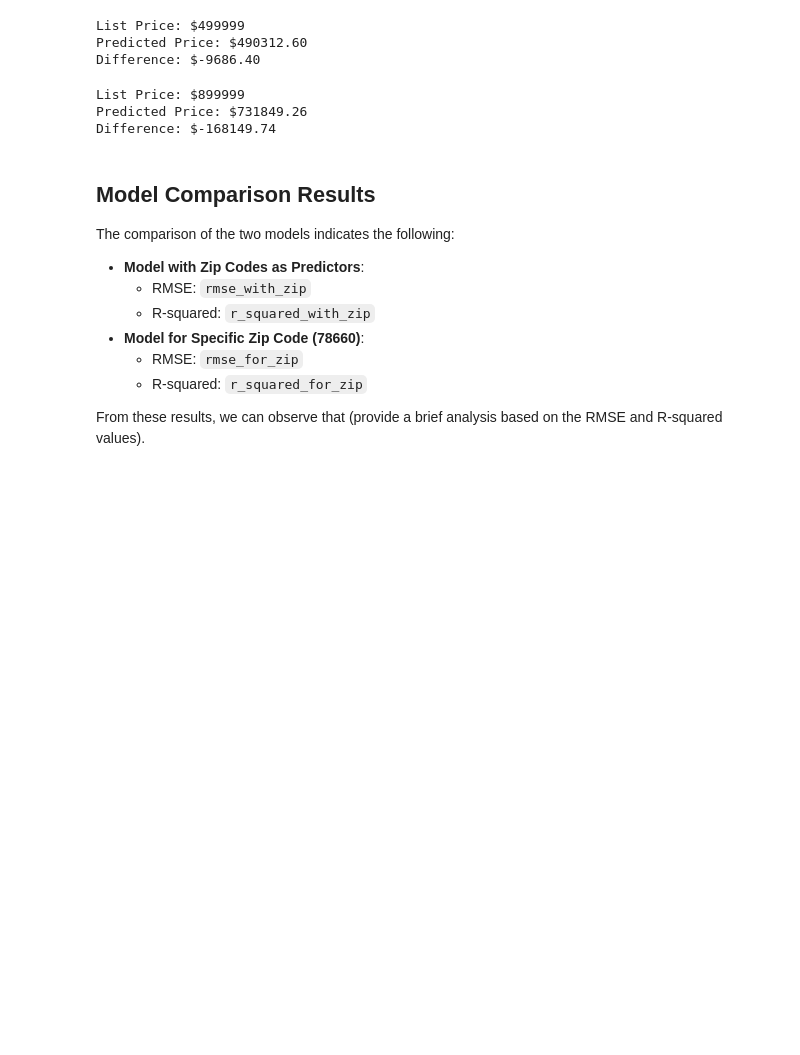
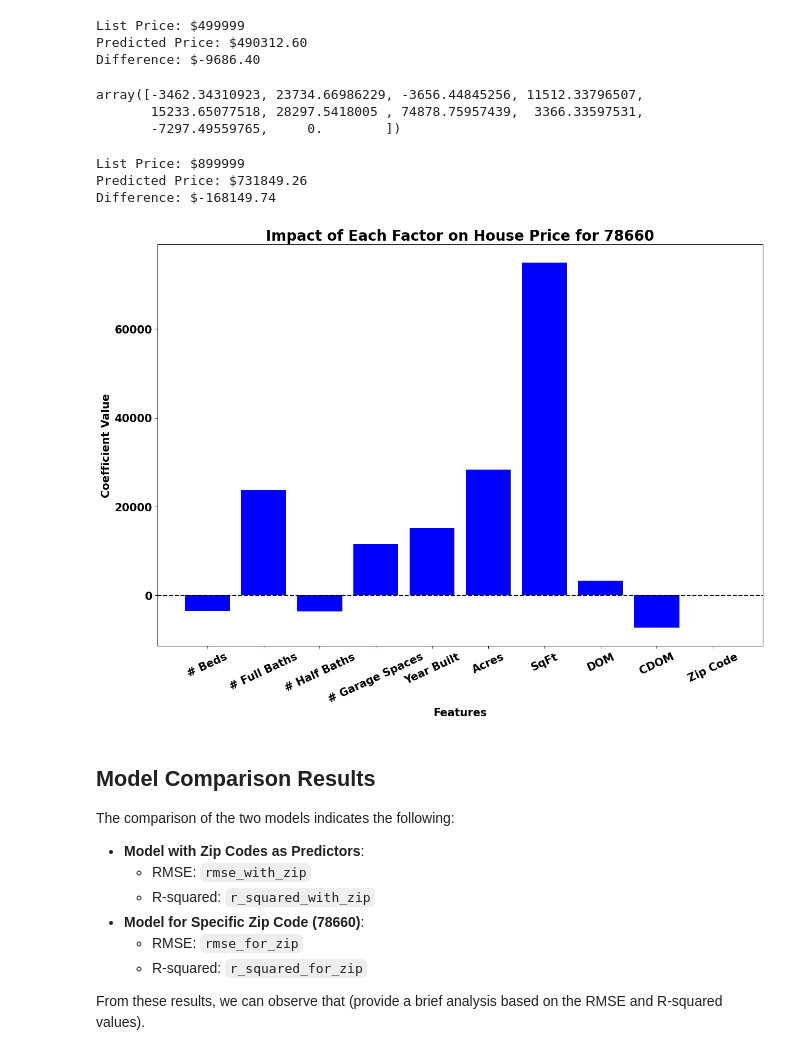
Before and after one commit to SamuelSwafford/house-price-prediction-model, a Jupyter notebook: analysis.ipynb, the cells around one changed output. Drawn from its saved outputs; the diff is of its cells as text; code cells hidden in the pictures; blank space fills up the shorter version.

```diff
--- a/analysis.ipynb
+++ b/analysis.ipynb
@@ -235,6 +258,12 @@ Difference: $19893.48
 List Price: $499999
 Predicted Price: $490312.60
 Difference: $-9686.40
+# %%
+model.coef_
+# %% [output]
+array([-3462.34310923, 23734.66986229, -3656.44845256, 11512.33796507,
+       15233.65077518, 28297.5418005 , 74878.75957439,  3366.33597531,
+       -7297.49559765,     0.        ])
 # %%
 url = 'https://www.zillow.com/homedetails/1209-Vapor-Dr-Pflugerville-TX-78660/29453080_zpid/'
 
@@ -259,12 +288,15 @@ df_listing = pd.DataFrame(listing_data)
 df_listing = pd.DataFrame(listing_data)
 
 # Load your model for the specific zip code
-model, rmse, r_squared = get_model_for_zip(78660)
+model, rmse, r_squared, scaler = get_model_for_zip(78660)
 
 # Check if the model is valid (i.e., training was successful)
 if model is not None:
+    # Apply the same scaling to the new data
+    df_listing_scaled = scaler.transform(df_listing)
+
     # Predict the price using the model
-    predicted_price = model.predict(df_listing)
+    predicted_price = model.predict(df_listing_scaled)
 
     # Assuming the list price is also available
     list_price = 899999  # Example list price
@@ -279,6 +311,23 @@ else:
 List Price: $899999
 Predicted Price: $731849.26
 Difference: $-168149.74
+# %%
+# Extracting coefficients
+coefficients = model.coef_
+
+# Creating the bar chart
+plt.figure(figsize=(15, 10))
+plt.bar(features, coefficients, color='blue')
+plt.xlabel('Features', fontsize=15, weight='bold')
+plt.ylabel('Coefficient Value', fontsize=15, weight='bold')
+plt.title('Impact of Each Factor on House Price for 78660', fontsize=20, weight='bold')
+plt.xticks(rotation=25, fontsize=15, weight='bold')
+plt.yticks(fontsize=15, weight='bold')
+plt.axhline(y=0, color='black', linestyle='--')
+plt.savefig('linear_model_img/Impact of Each Factor on House Price for 78660.png', dpi = 300)
+plt.show()
+# %% [output]
+[figure, added]
 # %% [markdown]
 ## Model Comparison Results
 
```
Also changed, not shown: parts of 10 cells of this notebook, 2 other files.
